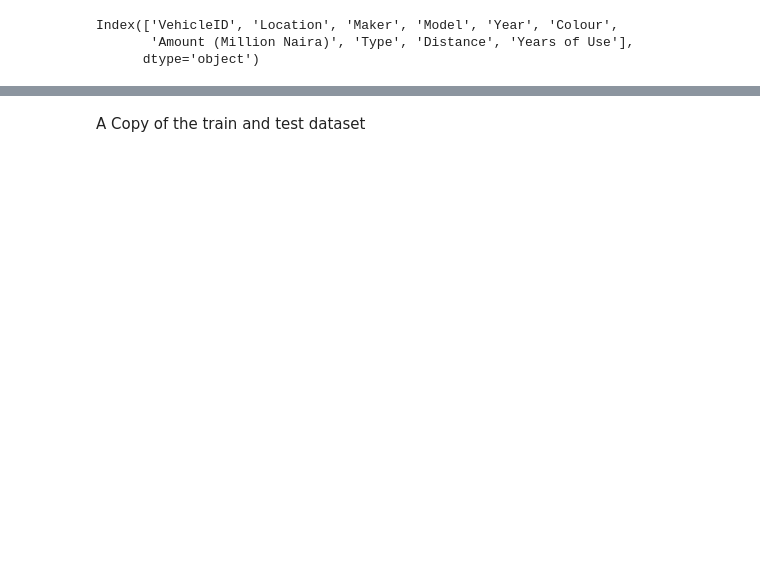
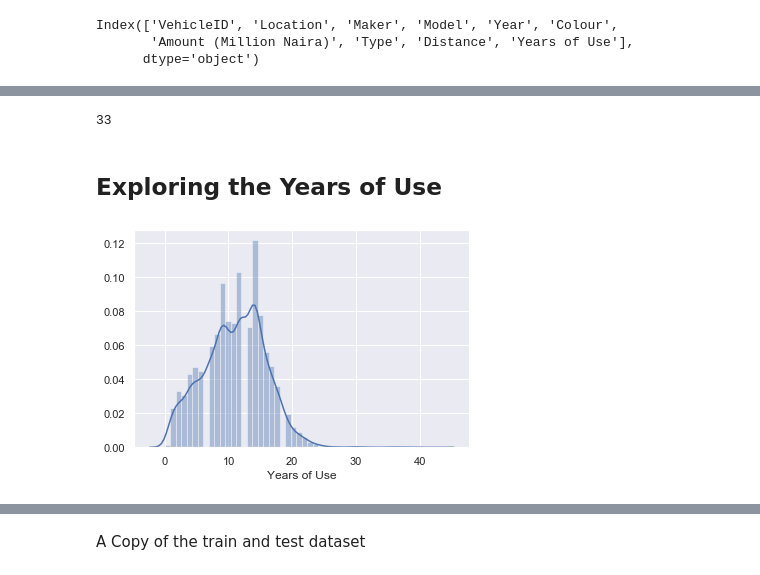
Before and after one commit to michaji/AI-Invasion-2022-Hackathon, a Jupyter notebook: Car.ipynb, the cells around one changed output, grey strips where cells are left out. Saved outputs shown, nothing was run; the diff lists cells and outputs as text; code cells hidden in the pictures; blank space fills up the shorter version.

```diff
--- a/Car.ipynb
+++ b/Car.ipynb
@@ -767,0 +874,11 @@ obj_col
+# %%
+len(train['Year'].value_counts())
+# %% [output]
+33
+# %% [markdown]
+## Exploring the Years of Use
+# %%
+sns.distplot(train['Years of Use'])
+plt.show()
+# %% [output]
+[figure, added]
```
Also changed, not shown: parts of 68 cells of this notebook.
